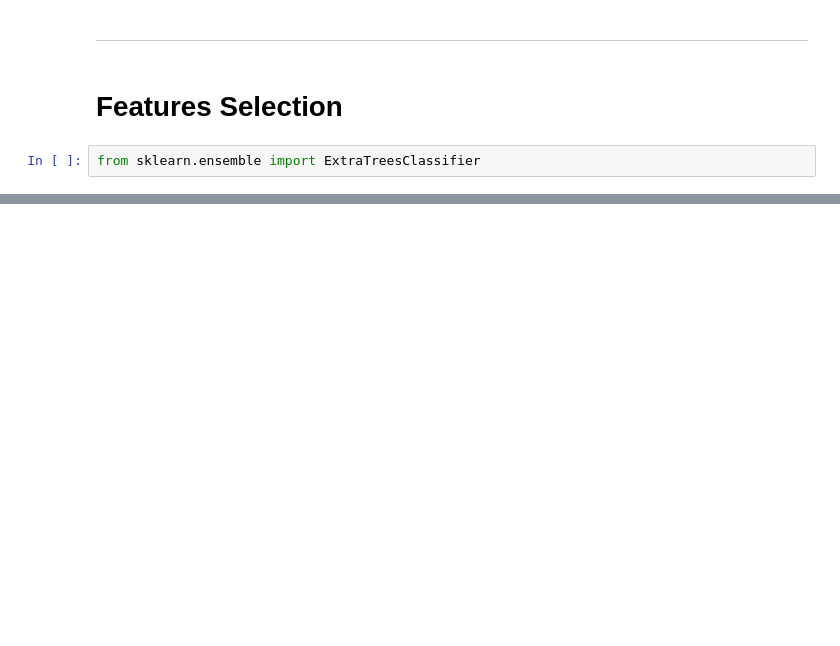
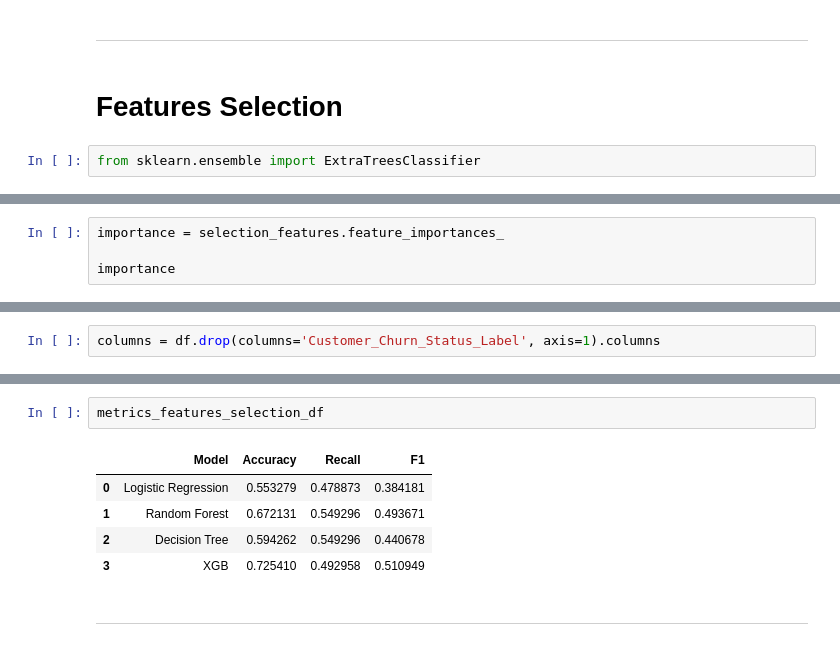
Before and after one commit to HenryJKS/kaggle-cases, a Jupyter notebook: MTN Nigeria Customer Churn/MTN Nigeria Customer Church - Classification.ipynb, the cells around one changed output, grey strips where cells are left out. Cells and saved outputs as stored; diff of their text form; blank space fills up the shorter version.

```diff
--- a/MTN Nigeria Customer Churn/MTN Nigeria Customer Church - Classification.ipynb
+++ b/MTN Nigeria Customer Churn/MTN Nigeria Customer Church - Classification.ipynb
@@ -495,0 +393,4 @@ F1: 1.0
+# %%
+importance = selection_features.feature_importances_
+
+importance
@@ -495,0 +405,2 @@ F1: 1.0
+# %%
+columns = df.drop(columns='Customer_Churn_Status_Label', axis=1).columns
@@ -495,0 +510,10 @@ F1: 1.0
+# %%
+metrics_features_selection_df
+# %% [output]
+|  | Model | Accuracy | Recall | F1 |
+| 0 | Logistic Regression | 0.553279 | 0.478873 | 0.384181 |
+| 1 | Random Forest | 0.672131 | 0.549296 | 0.493671 |
+| 2 | Decision Tree | 0.594262 | 0.549296 | 0.440678 |
+| 3 | XGB | 0.725410 | 0.492958 | 0.510949 |
+# %% [markdown]
+---
```
Also changed, not shown: parts of 23 cells of this notebook.
